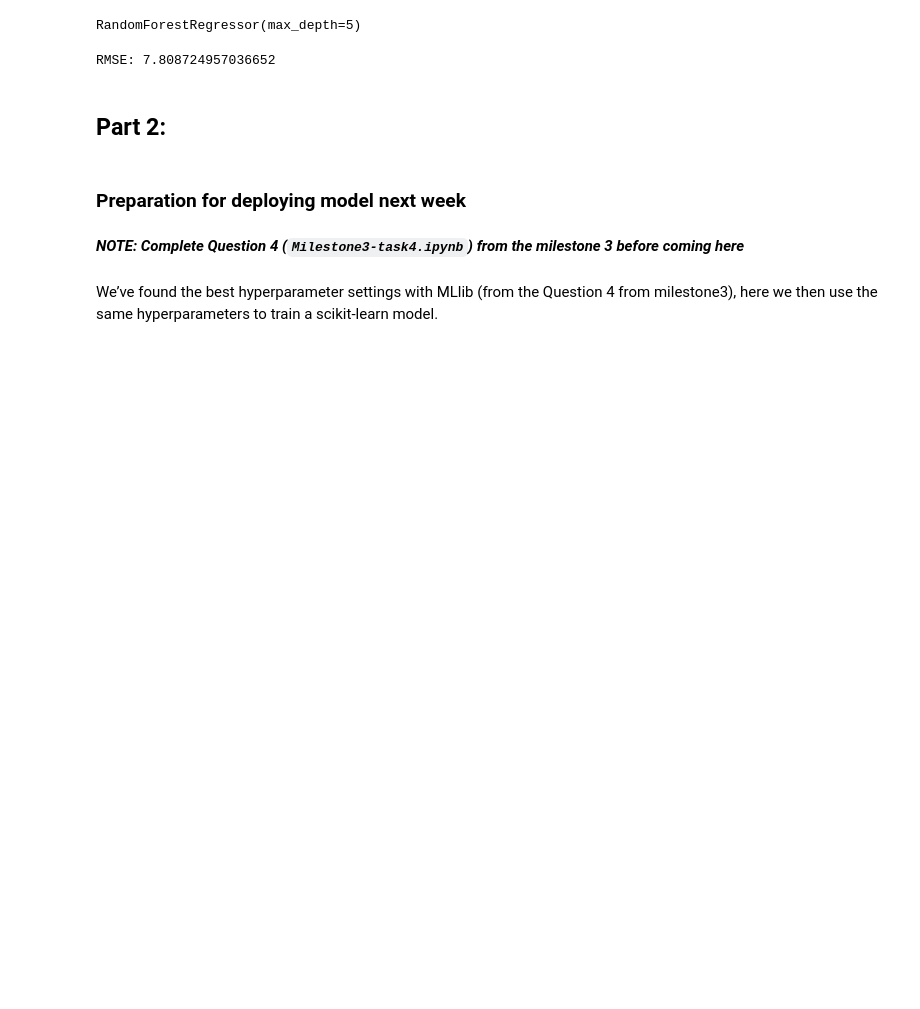
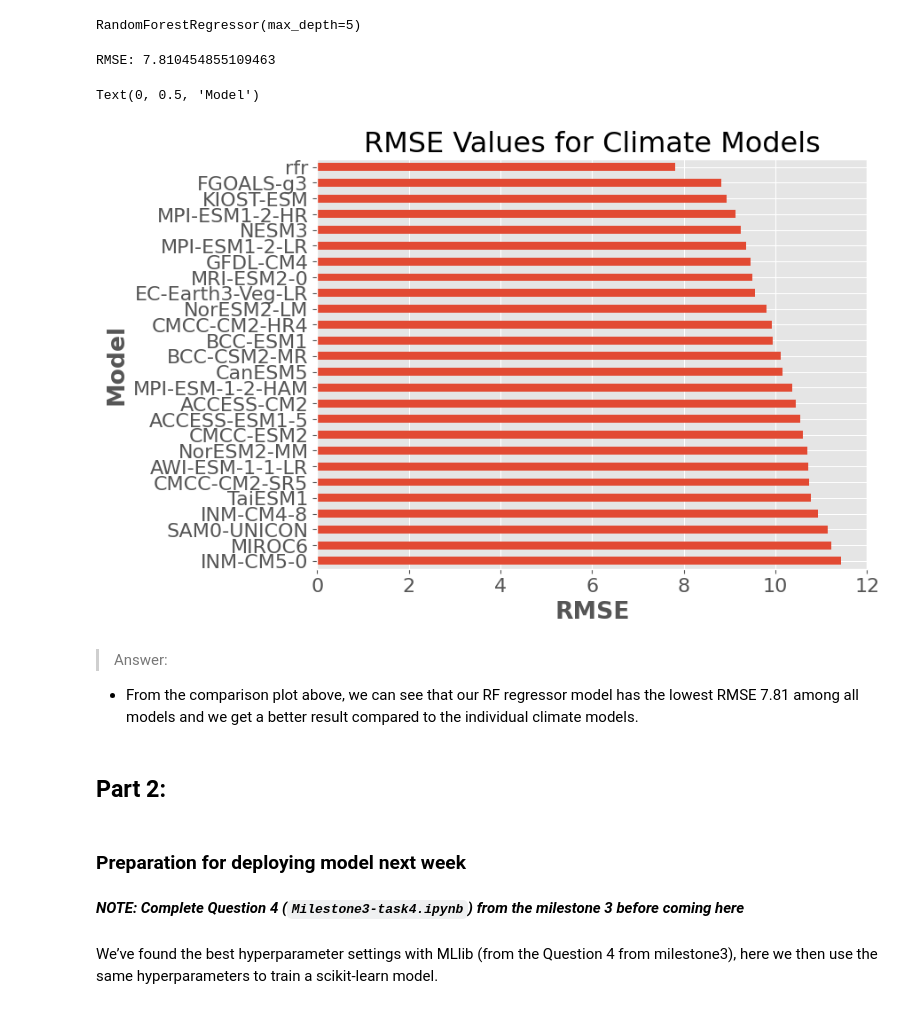
Before and after one commit to UBC-MDS/DSCI525_Group12, a Jupyter notebook: milestone3/Milestone3-task3.ipynb, the cells around one changed output. Saved outputs shown, nothing was run; the diff lists cells and outputs as text; code cells hidden in the pictures; blank space fills up the shorter version.

Commit message:
review and update RMSE plot and discussion

```diff
--- a/milestone3/Milestone3-task3.ipynb
+++ b/milestone3/Milestone3-task3.ipynb
@@ -41,7 +41,8 @@ Recall as a final goal of this project. We want to build and deploy ensemble mac
 ## or pass credentials explicitly and pass as storage_options=aws_credentials (not a good idea)
 # aws_credentials = {"key": "","secret": "","token":""}
 # replace with s3 path to your data
-df = pd.read_csv("s3://mds-s3-12-cevj/output/ml_data_SYD.csv", index_col=0, parse_dates=True)
+# df = pd.read_csv("s3://mds-s3-12-cevj/output/ml_data_SYD.csv", index_col=0, parse_dates=True)
+df = pd.read_csv("data/ml_data_SYD.csv", index_col=0, parse_dates=True)
 df
 # %% [output]
 |  | ACCESS-CM2 | ACCESS-ESM1-5 | AWI-ESM-1-1-LR | BCC-CSM2-MR | BCC-ESM1 | CMCC-CM2-HR4 | CMCC-CM2-SR5 | ... |
@@ -163,7 +173,26 @@ rmse = np.sqrt(mean_squared_error(y_val, y_pred))
 
 print(f"RMSE: {rmse}")
 # %% [output]
-RMSE: 7.808724957036652
+RMSE: 7.810454855109463
+# %%
+rmse_dict = {'model' : ['rfr'],
+             'rmse' : [rmse]}
+for column in df:
+    rmse_dict['model'].append(column)
+    rmse_dict['rmse'].append(np.sqrt(mean_squared_error(y_val, validation[column])))
+rmse_df = pd.DataFrame(rmse_dict).iloc[0:-1]
+ax = rmse_df.sort_values(by=['rmse'], ascending=False).plot.barh(x='model',
+                         y='rmse',
+                         legend=False,
+                         title='RMSE Values for Climate Models')
+ax.set_xlabel('RMSE')
+ax.set_ylabel('Model')
+# %% [output]
+Text(0, 0.5, 'Model')
+[figure, added]
+# %% [markdown]
+> Answer:
+- From the comparison plot above, we can see that our RF regressor model has the lowest RMSE 7.81 among all models and we get a better result compared to the individual climate models.
 # %% [markdown]
 ## Part 2:
 # %% [markdown]
```
Also changed, not shown: parts of 5 cells of this notebook.
